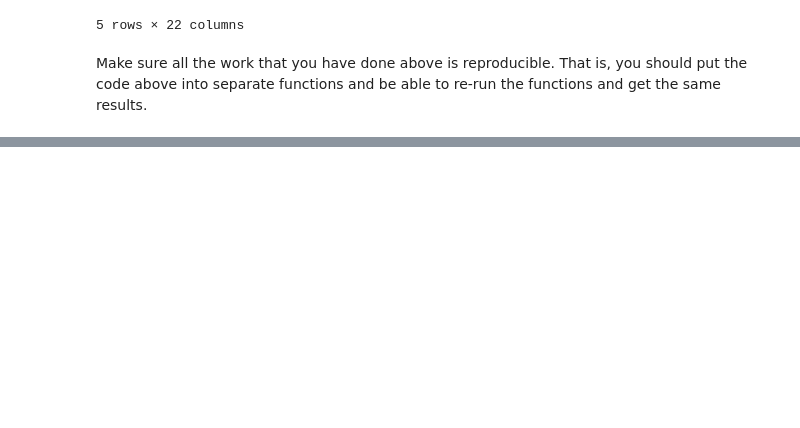
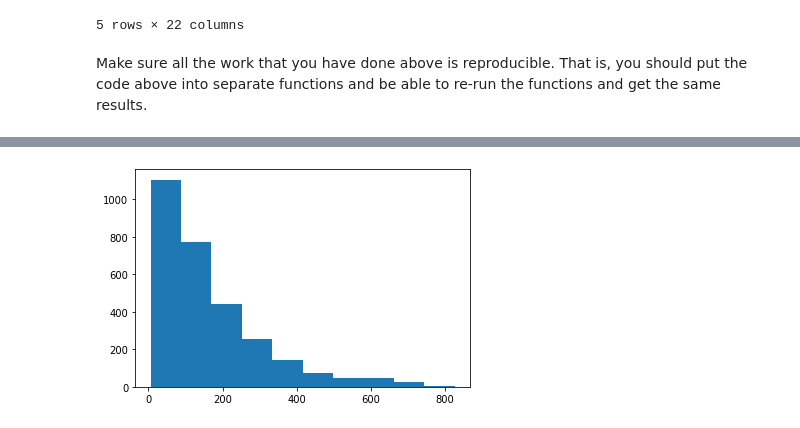
Before and after one commit to soslin/ds-methodologies-exercises, a Jupyter notebook: time_series/prepare.ipynb, the cells around one changed output, grey strips where cells are left out. Drawn from its saved outputs; the diff is of its cells as text; code cells hidden in the pictures; blank space fills up the shorter version.

```diff
--- a/time_series/prepare.ipynb
+++ b/time_series/prepare.ipynb
@@ -113,0 +136,5 @@ Make sure all the work that you have done above is reproducible. That is, you sh
+# %%
+plt.hist(power.Wind)
+plt.show()
+# %% [output]
+[figure, added]
```
Also changed, not shown: parts of 13 cells of this notebook.
